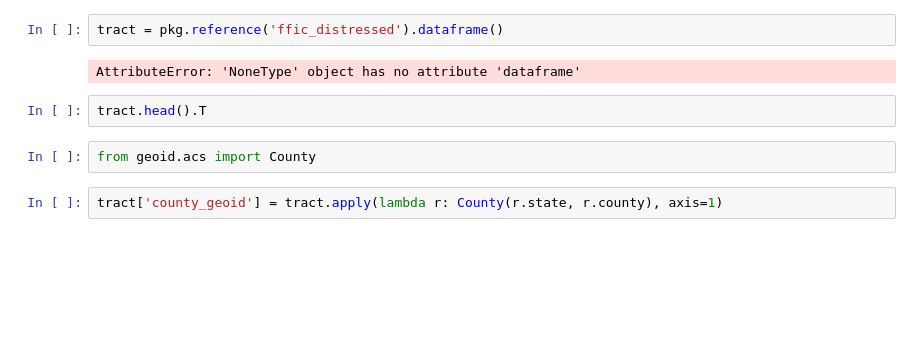
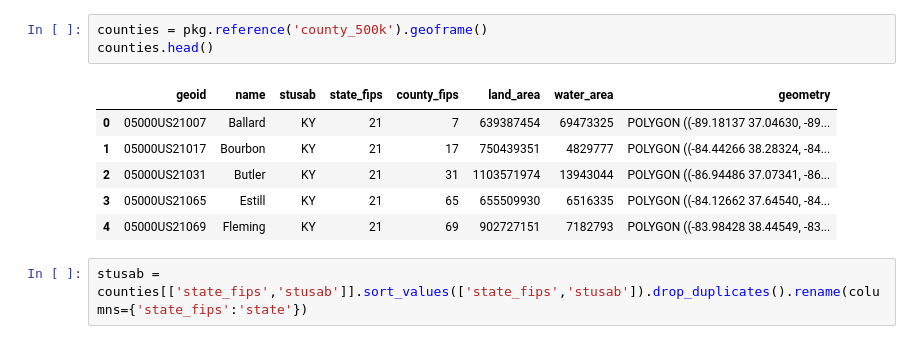
Before and after one commit to metatab-packages/civicknowledge.com-distressed-county, a Jupyter notebook: notebooks/Aggregate.ipynb, the cells around one changed output. Cells and saved outputs as stored; diff of their text form; blank space fills up the shorter version.

```diff
--- a/notebooks/Aggregate.ipynb
+++ b/notebooks/Aggregate.ipynb
@@ -31,13 +33,15 @@ those tract flags into counts of distressed tracts per county.
 
 ## References
 <ul><li> <strong>ffeic_distressed</string>, <em>metapack+http://library.metatab.org/ffeic.gov-census-tract.csv#ffeic_distressed</em>. Flags indicating FFEIC "distressed" designations, per tract.</li>< ...
-# %%
-tract = pkg.reference('ffic_distressed').dataframe()
-# %% [output]
-AttributeError: 'NoneType' object has no attribute 'dataframe'
-# %%
-tract.head().T
-# %%
-from geoid.acs import County
-# %%
-tract['county_geoid'] = tract.apply(lambda r: County(r.state, r.county), axis=1)
+# %%
+counties = pkg.reference('county_500k').geoframe()
+counties.head()
+# %% [output]
+|  | geoid | name | stusab | state_fips | county_fips | land_area | water_area | geometry |
+| 0 | 05000US21007 | Ballard | KY | 21 | 7 | 639387454 | 69473325 | POLYGON ((-89.18137 37.04630, -89... |
+| 1 | 05000US21017 | Bourbon | KY | 21 | 17 | 750439351 | 4829777 | POLYGON ((-84.44266 38.28324, -84... |
+| 2 | 05000US21031 | Butler | KY | 21 | 31 | 1103571974 | 13943044 | POLYGON ((-86.94486 37.07341, -86... |
+| 3 | 05000US21065 | Estill | KY | 21 | 65 | 655509930 | 6516335 | POLYGON ((-84.12662 37.64540, -84... |
+| 4 | 05000US21069 | Fleming | KY | 21 | 69 | 902727151 | 7182793 | POLYGON ((-83.98428 38.44549, -83... |
+# %%
+stusab = counties[['state_fips','stusab']].sort_values(['state_fips','stusab']).drop_duplicates().rename(columns={'state_fips':'state'})
```
Also changed, not shown: parts of 12 cells of this notebook, 4 other files.
